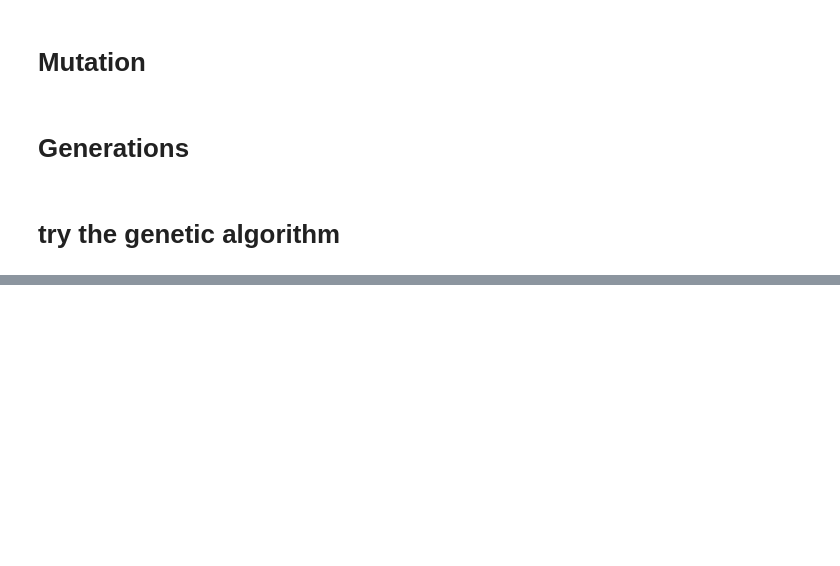
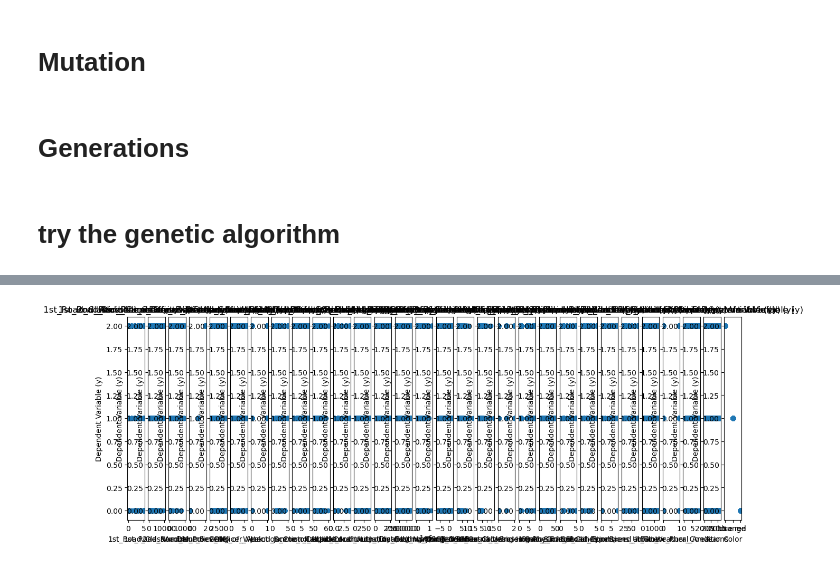
Before and after one commit to DiaaAhmedHassan/dataMiningProject, a Jupyter notebook: new.ipynb, the cells around one changed output, grey strips where cells are left out. Drawn from its saved outputs; the diff is of its cells as text; code cells hidden in the pictures; blank space fills up the shorter version.

```diff
--- a/new.ipynb
+++ b/new.ipynb
@@ -148,6 +150,8 @@ def generate_population(n_children, n_features):
     return population
 # %% [markdown]
 # data encoding
+# %%
+accident['Urban_or_Rural_Area'] = accident['Urban_or_Rural_Area'].replace({'Urban': 1, 'Rural': 0})
 # %%
 from sklearn.preprocessing import LabelEncoder # we will use  this to encode our categorical variables
 
@@ -311,0 +339,27 @@ KeyboardInterrupt:
+# %%
+# Assuming your data is stored in a pandas DataFrame
+# df containing independent variables X and dependent variable y
+
+# Let's say X is a DataFrame containing independent variables
+# and y is a Series containing the dependent variable
+
+num_cols = 2  # Number of columns in the grid
+num_rows = -(-len(accident.columns) // num_cols)  # Ceiling division to calculate number of rows
+
+fig, axs = plt.subplots(1, len(accident.columns), figsize=(15, 5))
+
+# Loop through each column in X and create a scatter plot with y
+for i, col in enumerate(accident.columns):
+    axs[i].scatter(accident[col], y)
+    axs[i].set_xlabel(col)
+    axs[i].set_ylabel('Dependent Variable (y)')
+    axs[i].set_title(f'{col} vs Dependent Variable (y)')
+
+# Hide any empty subplots
+for i in range(len(accident.columns), num_rows * num_cols):
+    axs[i].axis('off')
+
+plt.tight_layout()
+plt.show()
+# %% [output]
+[figure, added]
```
Also changed, not shown: parts of 17 cells of this notebook.
